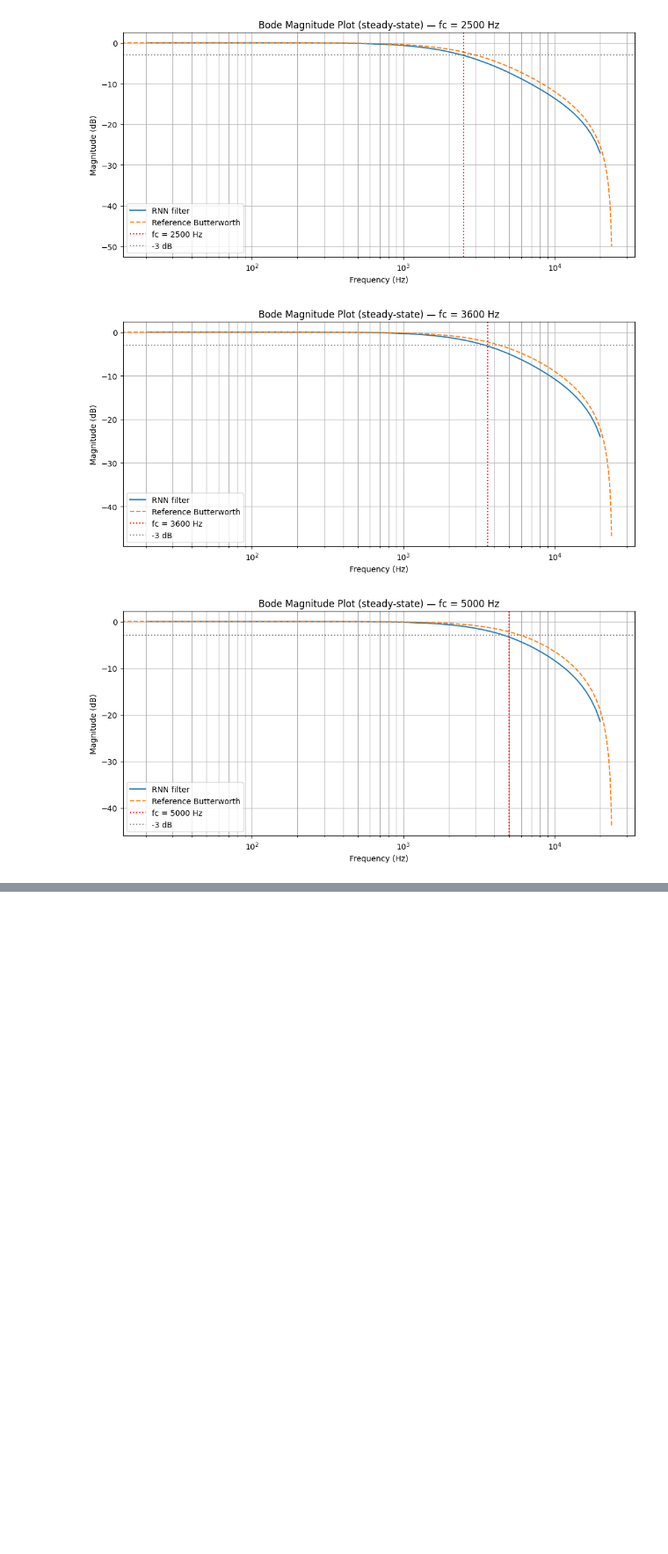
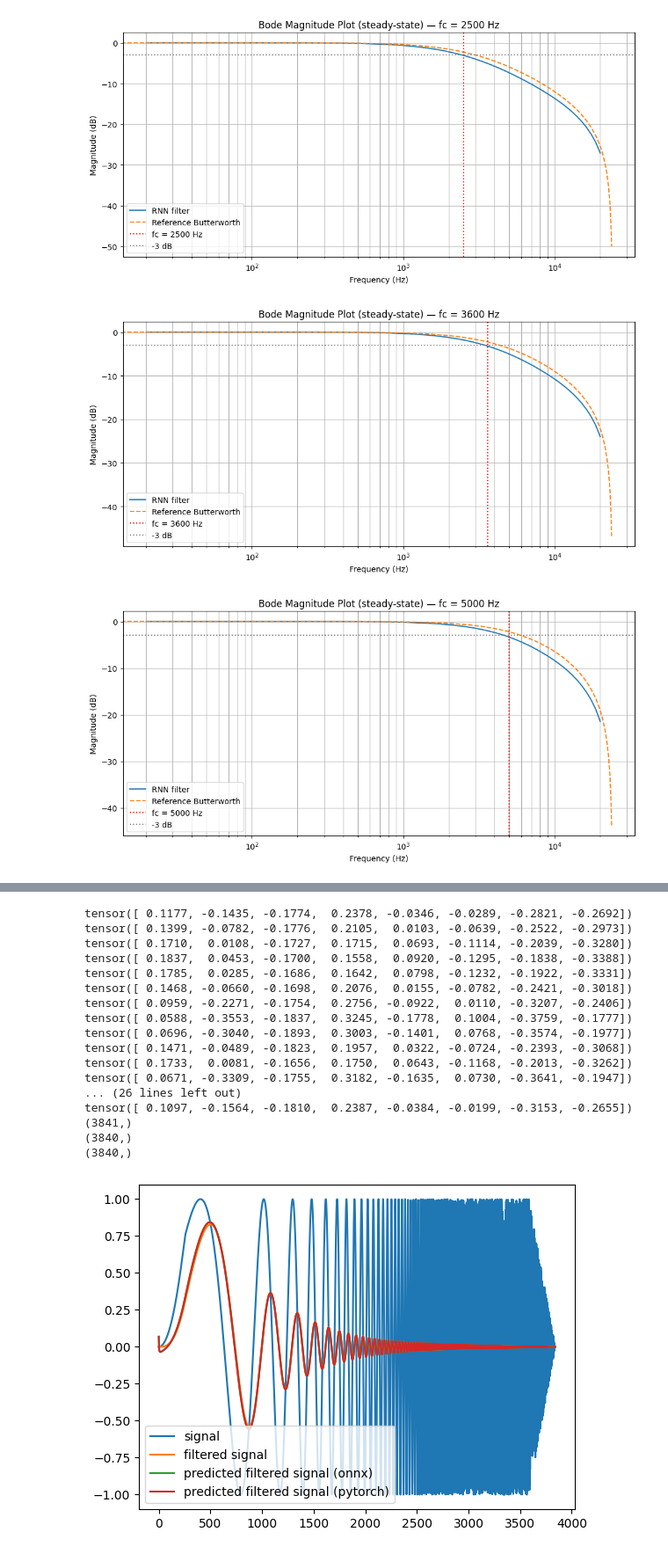
Before and after one commit to grybouilli/first-order-lowpass-GRU, a Jupyter notebook: model_eval.ipynb, the cells around one changed output, grey strips where cells are left out. Shown at 88% size. Cells and saved outputs as stored; diff of their text form; code cells hidden in the pictures; blank space fills up the shorter version.

```diff
--- a/model_eval.ipynb
+++ b/model_eval.ipynb
@@ -61,7 +61,8 @@ def run_inference(
             x = torch.from_numpy(buffer).float()  # (buffer_size,)
             fc_channel = torch.full((buffer_size,), fc_norm)
             x = torch.stack([x, fc_channel], dim=-1).unsqueeze(0)  # (1, buffer_size, 2)
-
+            if hidden != None:
+                print(hidden[0, 0, :8])
             output, hidden = model(x, hidden)
 
             # .cpu() handles both CUDA and CPU tensors safely before .numpy()
@@ -242,0 +272,59 @@ for fc in [100, 250, 750, 1000, 2500, 3600, 5000]:
+# %%
+import numpy as np
+import matplotlib.pyplot as plt
+
+import onnxruntime as ort
+import numpy as np
+
+hidden_size = 64
+num_layers = 2
+buffer_size = 96
+sample_rate = 48000
+
+state = torch.load("lowpass_rnn.pt", map_location=torch.device("cpu"))
+filter_rnn = LowpassRNN(hidden_size, num_layers)
+filter_rnn.load_state_dict(state)
+filter_rnn.eval()
+
+input_idx = 9
+dataset_idx = 10
+x = np.load("dataset-{}/inputs/input-{}.npy".format(dataset_idx, input_idx))
+y = np.load("dataset-{}/expected/expected-{}.npy".format(dataset_idx, input_idx))
+
+y_pred = np.load("onnx_inference_test/output-{}.npy".format(input_idx))
+y_pred_py = run_inference(
+    filter_rnn, x[:-1], fc_norm=x[-1], buffer_size=96, sample_rate=sample_rate
+)
+
+print(x.shape)
+print(y.shape)
+print(y_pred.shape)
+t = np.arange(len(y))
+m = min(len(t), len(y_pred))
+
+plt.figure()
+plt.plot(t, x[:m], label="signal")
+plt.plot(t, y, label="filtered signal")
+plt.plot(t[:m], y_pred[:m], label="predicted filtered signal (onnx)")
+plt.plot(t[:m], y_pred_py[:m], label="predicted filtered signal (pytorch)")
+plt.legend(loc="lower left")
+plt.show()
+# %% [output]
+tensor([ 0.1177, -0.1435, -0.1774,  0.2378, -0.0346, -0.0289, -0.2821, -0.2692])
+tensor([ 0.1399, -0.0782, -0.1776,  0.2105,  0.0103, -0.0639, -0.2522, -0.2973])
+tensor([ 0.1710,  0.0108, -0.1727,  0.1715,  0.0693, -0.1114, -0.2039, -0.3280])
+tensor([ 0.1837,  0.0453, -0.1700,  0.1558,  0.0920, -0.1295, -0.1838, -0.3388])
+tensor([ 0.1785,  0.0285, -0.1686,  0.1642,  0.0798, -0.1232, -0.1922, -0.3331])
+tensor([ 0.1468, -0.0660, -0.1698,  0.2076,  0.0155, -0.0782, -0.2421, -0.3018])
+tensor([ 0.0959, -0.2271, -0.1754,  0.2756, -0.0922,  0.0110, -0.3207, -0.2406])
+tensor([ 0.0588, -0.3553, -0.1837,  0.3245, -0.1778,  0.1004, -0.3759, -0.1777])
+tensor([ 0.0696, -0.3040, -0.1893,  0.3003, -0.1401,  0.0768, -0.3574, -0.1977])
+tensor([ 0.1471, -0.0489, -0.1823,  0.1957,  0.0322, -0.0724, -0.2393, -0.3068])
+tensor([ 0.1733,  0.0081, -0.1656,  0.1750,  0.0643, -0.1168, -0.2013, -0.3262])
+tensor([ 0.0671, -0.3309, -0.1755,  0.3182, -0.1635,  0.0730, -0.3641, -0.1947])
+... (26 lines left out)
+tensor([ 0.1097, -0.1564, -0.1810,  0.2387, -0.0384, -0.0199, -0.3153, -0.2655])
+(3841,)
+(3840,)
+(3840,)
+[figure, added]
```
Also changed, not shown: parts of 2 cells of this notebook, 7 other files.
